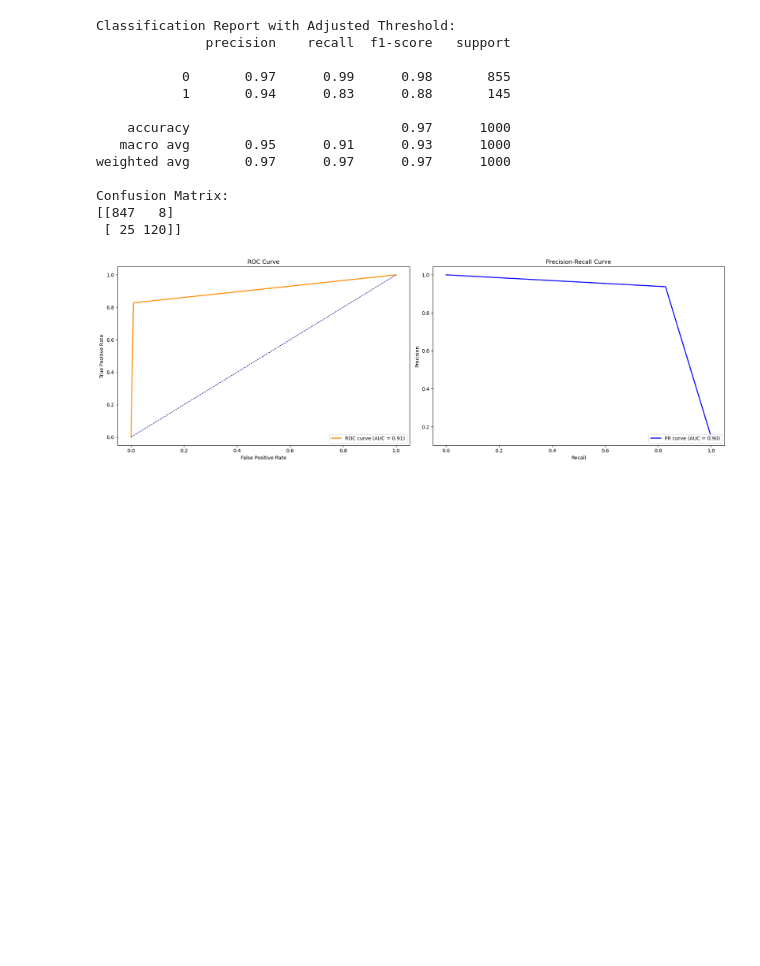
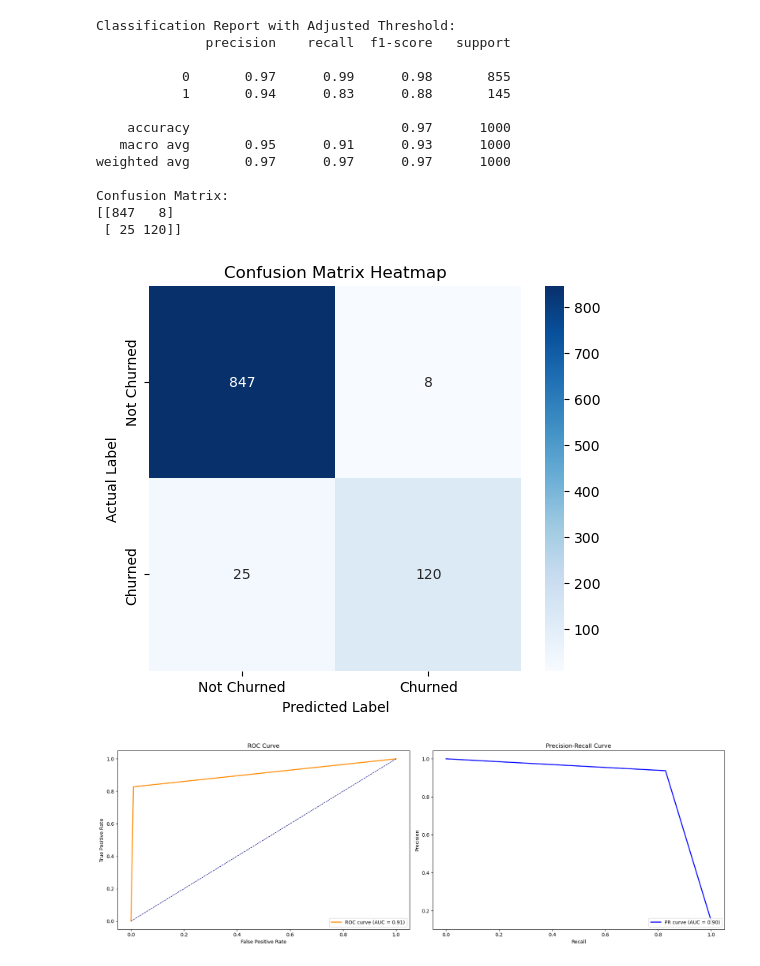
Before and after one commit to minich-code/customer_churn_model, a Jupyter notebook: syriatel_customer_churn.ipynb, the cells around one changed output. Cells and saved outputs as stored; diff of their text form; code cells hidden in the pictures; blank space fills up the shorter version.

```diff
--- a/syriatel_customer_churn.ipynb
+++ b/syriatel_customer_churn.ipynb
@@ -1792,6 +1726,24 @@ weighted avg       0.97      0.97      0.97      1000
 Confusion Matrix:
 [[847   8]
  [ 25 120]]
+# %%
+# Generate the confusion matrix
+cm = confusion_matrix(y_test, y_pred_adjusted)
+
+# Define class labels
+labels = ["Not Churned", "Churned"]
+
+# Plot the heatmap
+plt.figure(figsize=(6, 5))
+sns.heatmap(cm, annot=True, fmt='d', cmap="Blues", xticklabels=labels, yticklabels=labels)
+
+# Labels and title
+plt.xlabel("Predicted Label")
+plt.ylabel("Actual Label")
+plt.title("Confusion Matrix Heatmap")
+plt.show()
+# %% [output]
+[figure, added]
 # %%
 # Compute ROC Curve and AUC
 fpr, tpr, _ = roc_curve(y_test, y_pred_adjusted )
```
Also changed, not shown: parts of 9 cells of this notebook, 9 other files.
